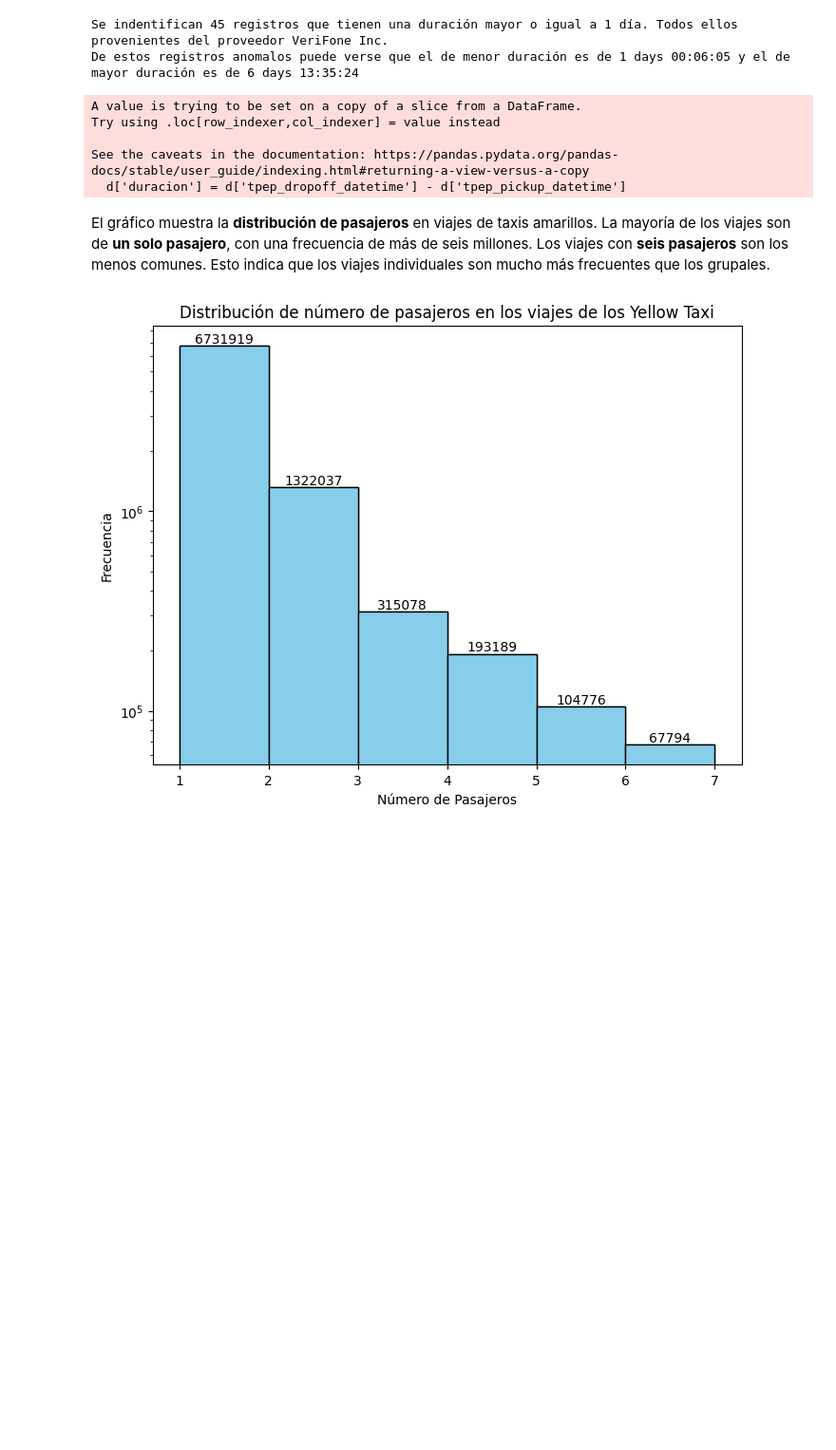
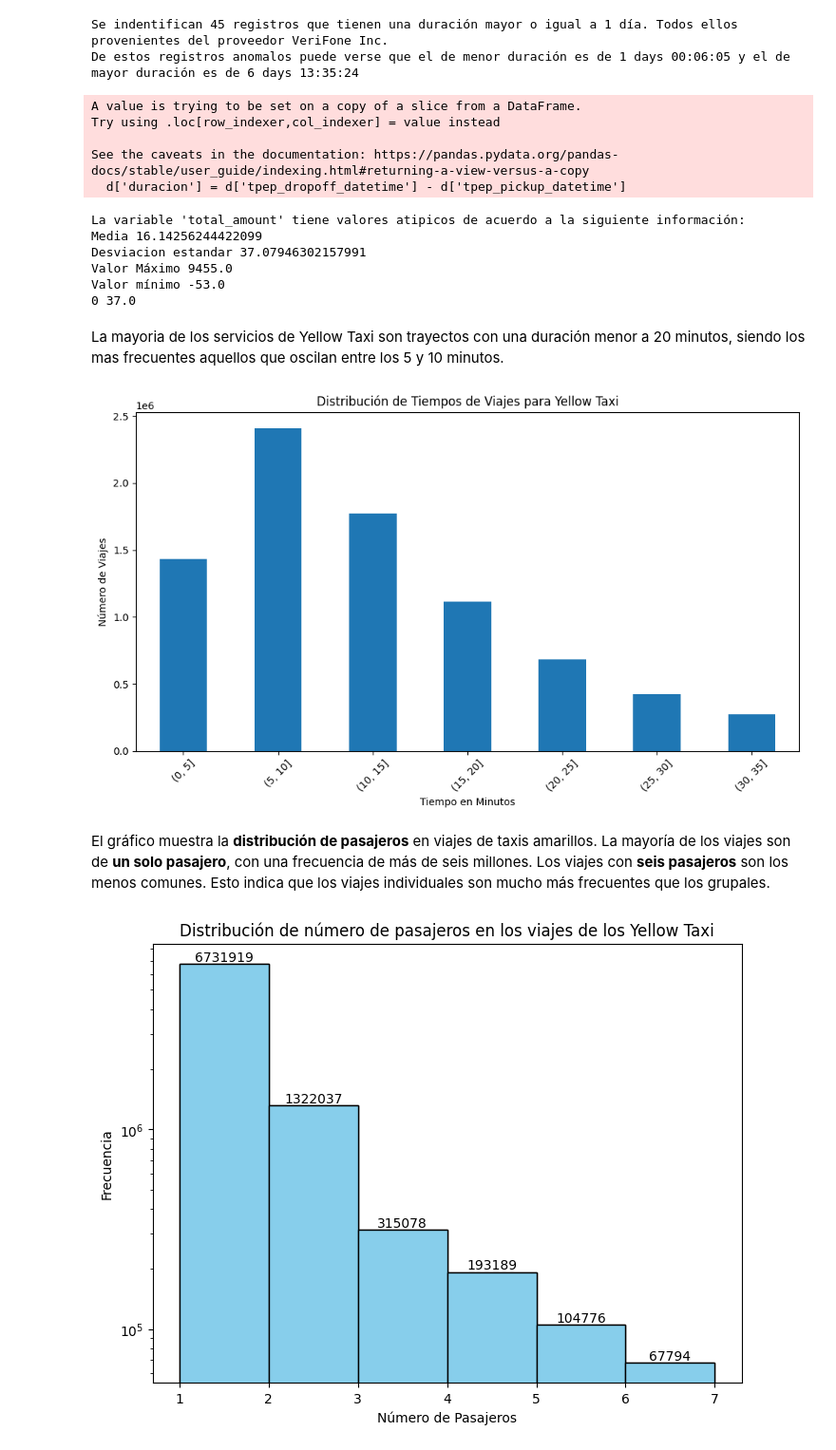
Before and after one commit to EcoDataAnalyst/PF_TaxisNY, a Jupyter notebook: Notebooks/EDA_TLC Trip Record Data.ipynb, the cells around one changed output. Shown at 95% size. Cells and saved outputs as stored; diff of their text form; code cells hidden in the pictures; blank space fills up the shorter version.

```diff
--- a/Notebooks/EDA_TLC Trip Record Data.ipynb
+++ b/Notebooks/EDA_TLC Trip Record Data.ipynb
@@ -507,6 +557,40 @@ Try using .loc[row_indexer,col_indexer] = value instead
 
 See the caveats in the documentation: https://pandas.pydata.org/pandas-docs/stable/user_guide/indexing.html#returning-a-view-versus-a-copy
   d['duracion'] = d['tpep_dropoff_datetime'] - d['tpep_pickup_datetime']
+# %%
+statistics = yellow_taxi['Duration'].describe()
+IQR = statistics['75%'] - statistics['25%']
+RI = statistics['25%'] - 1.5 * IQR       # RAngo inferior
+if RI < 0:
+    RI = 0
+RS = statistics['75%'] + 1.5 * IQR       # Rango superior
+rango = list(range(int(round(RI,0)), int(round(RS,0)) + 1, 5))
+yellow_taxi['Duration_range'] = pd.cut(yellow_taxi['Duration'], bins=rango)
+print(f"La variable 'total_amount' tiene valores atipicos de acuerdo a la siguiente información: \nMedia {statistics['mean']} \nDesviacion estandar {statistics['std']}\nValor Máximo {statistics['max']} \nValor mínimo {statistics['min']}")
+print(RI , RS)
+# %% [output]
+La variable 'total_amount' tiene valores atipicos de acuerdo a la siguiente información:
+Media 16.14256244422099
+Desviacion estandar 37.07946302157991
+Valor Máximo 9455.0
+Valor mínimo -53.0
+0 37.0
+# %% [markdown]
+La mayoria de los servicios de Yellow Taxi son trayectos con una duración menor a 20 minutos, siendo los mas frecuentes aquellos que oscilan entre los 5 y 10 minutos.
+# %%
+duration_counts = yellow_taxi['Duration_range'].value_counts().sort_index()
+
+# Ahora creamos la gráfica de barras
+plt.figure(figsize=(10, 6))  # Ajusta el tamaño de la figura a tus necesidades
+duration_counts.plot(kind='bar')  # Crea una gráfica de barras
+plt.title('Distribución de Tiempos de Viajes para Yellow Taxi')  # Título de la gráfica
+plt.xlabel('Tiempo en Minutos')  # Etiqueta para el eje X
+plt.ylabel('Número de Viajes')  # Etiqueta para el eje Y
+plt.xticks(rotation=45)  # Rota las etiquetas del eje X para mejor visualización
+plt.tight_layout()  # Ajusta automáticamente los parámetros de la subtrama
+plt.show()  # Muestra la gráfica
+# %% [output]
+[figure, added]
 # %% [markdown]
 El gráfico muestra la **distribución de pasajeros** en viajes de taxis amarillos. La mayoría de los viajes son de **un solo pasajero**, con una frecuencia de más de seis millones. Los viajes con **seis pasajeros** son los menos comunes. Esto indica que los viajes individuales son mucho más frecuentes que los grupales.
 # %%
```
Also changed, not shown: parts of 62 cells of this notebook, 2 other files.
